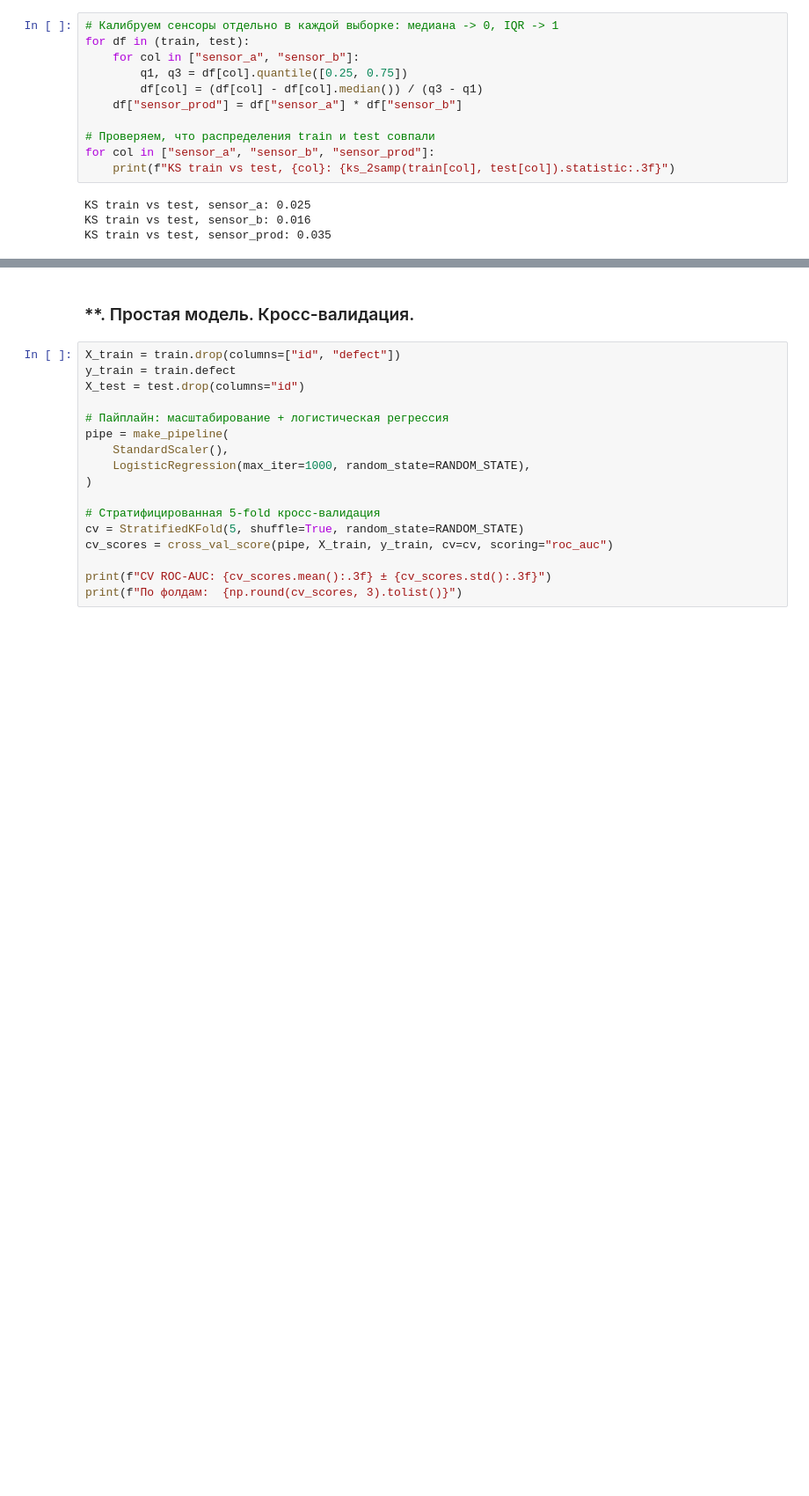
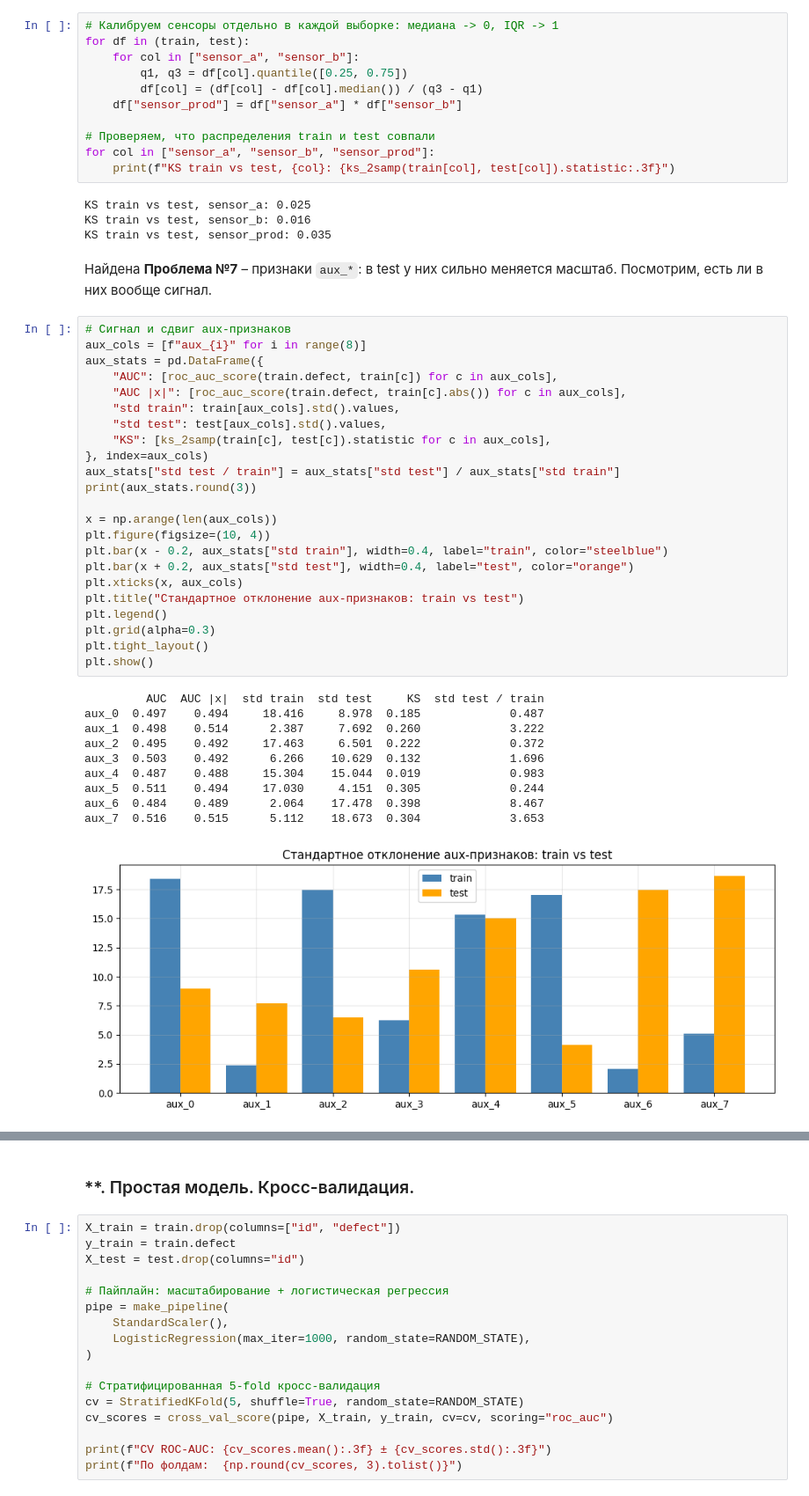
Before and after one commit to timursafiullin/ml-dafe, a Jupyter notebook: s1/hw1/ml-dafe-s1-hw1.ipynb, the cells around one changed output, grey strips where cells are left out. Shown at 88% size. Saved outputs shown, nothing was run; the diff lists cells and outputs as text; blank space fills up the shorter version.

```diff
--- a/s1/hw1/ml-dafe-s1-hw1.ipynb
+++ b/s1/hw1/ml-dafe-s1-hw1.ipynb
@@ -386,3 +386,39 @@ for col in ["sensor_a", "sensor_b", "sensor_prod"]:
 KS train vs test, sensor_a: 0.025
 KS train vs test, sensor_b: 0.016
 KS train vs test, sensor_prod: 0.035
+# %% [markdown]
+Найдена **Проблема №7** – признаки `aux_*`: в test у них сильно меняется масштаб. Посмотрим, есть ли в них вообще сигнал.
+# %%
+# Сигнал и сдвиг aux-признаков
+aux_cols = [f"aux_{i}" for i in range(8)]
+aux_stats = pd.DataFrame({
+    "AUC": [roc_auc_score(train.defect, train[c]) for c in aux_cols],
+    "AUC |x|": [roc_auc_score(train.defect, train[c].abs()) for c in aux_cols],
+    "std train": train[aux_cols].std().values,
+    "std test": test[aux_cols].std().values,
+    "KS": [ks_2samp(train[c], test[c]).statistic for c in aux_cols],
+}, index=aux_cols)
+aux_stats["std test / train"] = aux_stats["std test"] / aux_stats["std train"]
+print(aux_stats.round(3))
+
+x = np.arange(len(aux_cols))
+plt.figure(figsize=(10, 4))
+plt.bar(x - 0.2, aux_stats["std train"], width=0.4, label="train", color="steelblue")
+plt.bar(x + 0.2, aux_stats["std test"], width=0.4, label="test", color="orange")
+plt.xticks(x, aux_cols)
+plt.title("Стандартное отклонение aux-признаков: train vs test")
+plt.legend()
+plt.grid(alpha=0.3)
+plt.tight_layout()
+plt.show()
+# %% [output]
+         AUC  AUC |x|  std train  std test     KS  std test / train
+aux_0  0.497    0.494     18.416     8.978  0.185             0.487
+aux_1  0.498    0.514      2.387     7.692  0.260             3.222
+aux_2  0.495    0.492     17.463     6.501  0.222             0.372
+aux_3  0.503    0.492      6.266    10.629  0.132             1.696
+aux_4  0.487    0.488     15.304    15.044  0.019             0.983
+aux_5  0.511    0.494     17.030     4.151  0.305             0.244
+aux_6  0.484    0.489      2.064    17.478  0.398             8.467
+aux_7  0.516    0.515      5.112    18.673  0.304             3.653
+[figure, added]
```
Also changed, not shown: parts of 4 cells of this notebook, 1 other file.
